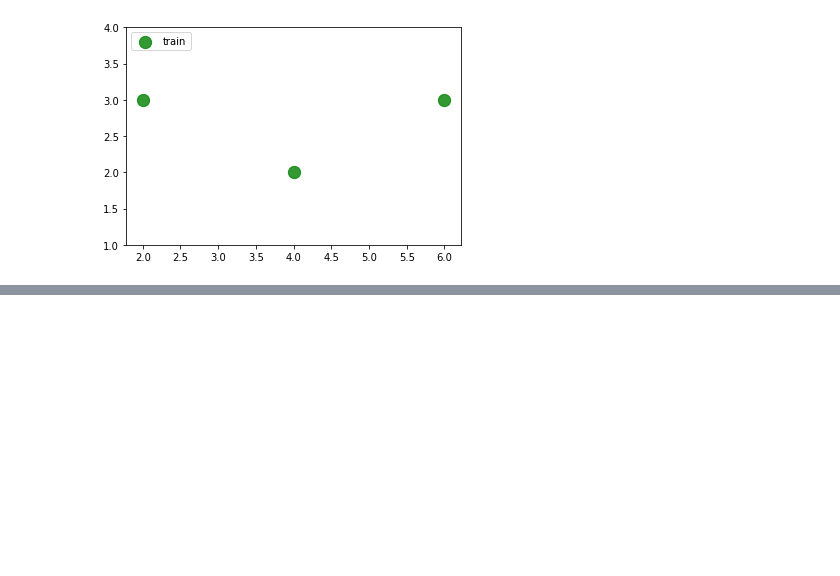
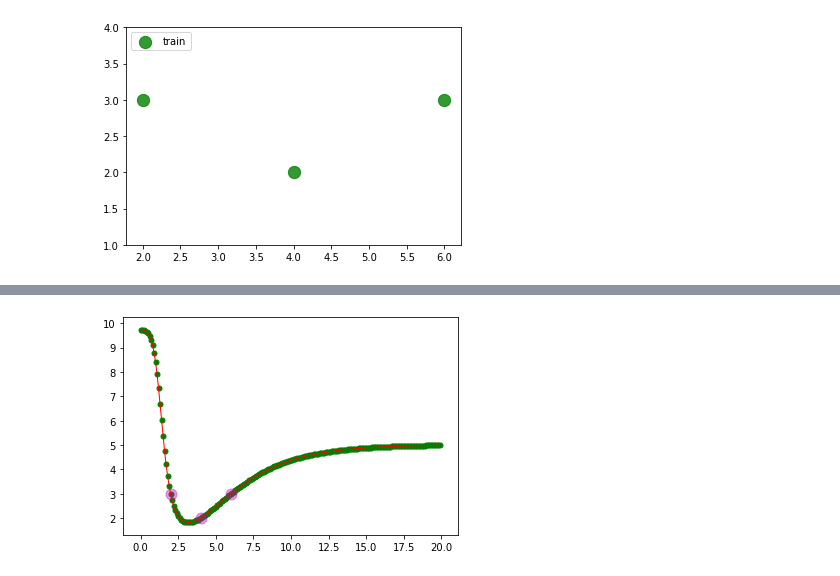
Before and after one commit to iKPetr/ai, a Jupyter notebook: neiron001.ipynb, the cells around one changed output, grey strips where cells are left out. Cells and saved outputs as stored; diff of their text form; code cells hidden in the pictures; blank space fills up the shorter version.

```diff
--- a/neiron001.ipynb
+++ b/neiron001.ipynb
@@ -14,0 +76,13 @@ plt.show()
+# %%
+start = 0
+end = 20
+m = numpy.arange(start,end , 0.1)
+xp = torch.Tensor(m).view(m.size,-1)
+yp = net_1(xp)
+
+plt.plot(xp.numpy(), yp.data.numpy(), 'r', lw=1)
+plt.scatter(xp.numpy(), yp.data.numpy(), c='g', s=25)
+plt.scatter(x, y, c='m', s=120, alpha=0.4)
+plt.show()
+# %% [output]
+[figure, added]
```
Also changed, not shown: parts of 5 cells of this notebook.
